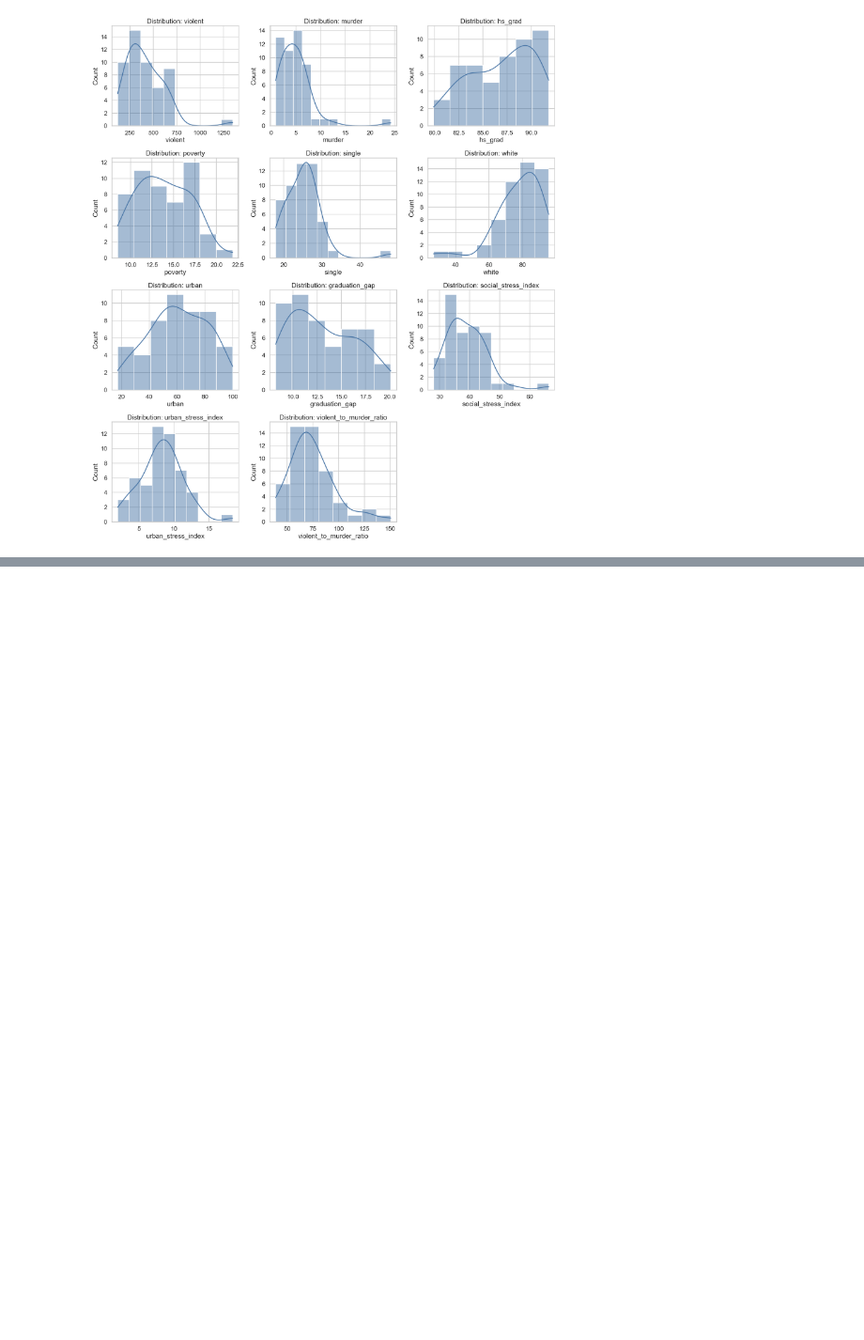
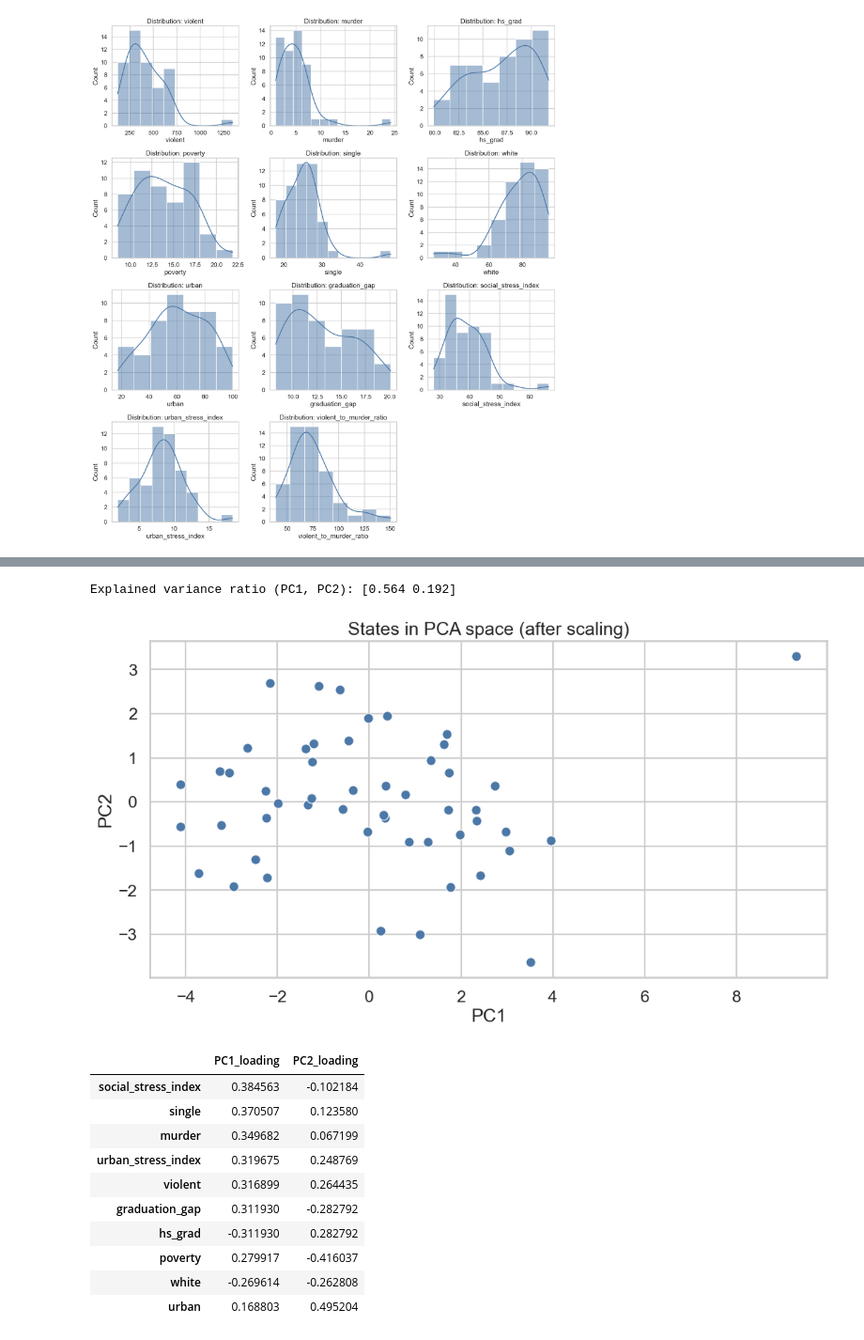
Before and after one commit to Rishiraj1994/LogicMojo-AI-ML-Jan26-rishiraj19, a Jupyter notebook: US_StateCrime_Project.ipynb, the cells around one changed output, grey strips where cells are left out. Shown at 94% size. Saved outputs shown, nothing was run; the diff lists cells and outputs as text; code cells hidden in the pictures; blank space fills up the shorter version.

```diff
--- a/US_StateCrime_Project.ipynb
+++ b/US_StateCrime_Project.ipynb
@@ -260,0 +463,41 @@ plt.show()
+# %%
+feature_cols = raw.columns.drop("state").tolist()
+X = raw[feature_cols].copy()
+
+scaler = StandardScaler()
+X_scaled = scaler.fit_transform(X)
+
+pca = PCA(n_components=2, random_state=RANDOM_STATE)
+X_pca = pca.fit_transform(X_scaled)
+
+pca_df = pd.DataFrame(X_pca, columns=["PC1", "PC2"])
+pca_df["state"] = raw["state"]
+
+print("Explained variance ratio (PC1, PC2):", np.round(pca.explained_variance_ratio_, 3))
+
+sns.scatterplot(data=pca_df, x="PC1", y="PC2", s=90, color="#4C78A8")
+plt.title("States in PCA space (after scaling)")
+plt.show()
+
+# PCA loadings: rough "feature importance" for each principal component
+loadings = pd.DataFrame(
+    pca.components_.T,
+    index=feature_cols,
+    columns=["PC1_loading", "PC2_loading"],
+).sort_values("PC1_loading", key=lambda s: s.abs(), ascending=False)
+
+display(loadings.head(10))
+# %% [output]
+Explained variance ratio (PC1, PC2): [0.564 0.192]
+[figure, added]
+|  | PC1_loading | PC2_loading |
+| social_stress_index | 0.384563 | -0.102184 |
+| single | 0.370507 | 0.123580 |
+| murder | 0.349682 | 0.067199 |
+| urban_stress_index | 0.319675 | 0.248769 |
+| violent | 0.316899 | 0.264435 |
+| graduation_gap | 0.311930 | -0.282792 |
+| hs_grad | -0.311930 | 0.282792 |
+| poverty | 0.279917 | -0.416037 |
+| white | -0.269614 | -0.262808 |
+| urban | 0.168803 | 0.495204 |
```
Also changed, not shown: parts of 15 cells of this notebook.
